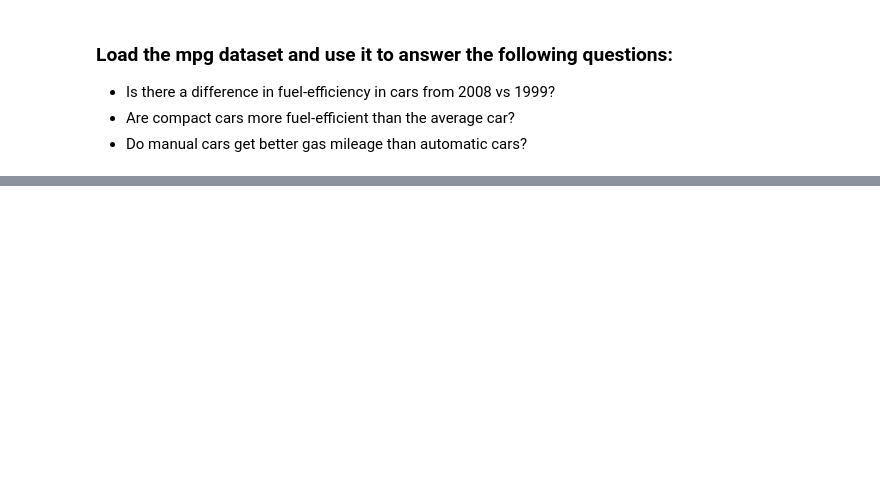
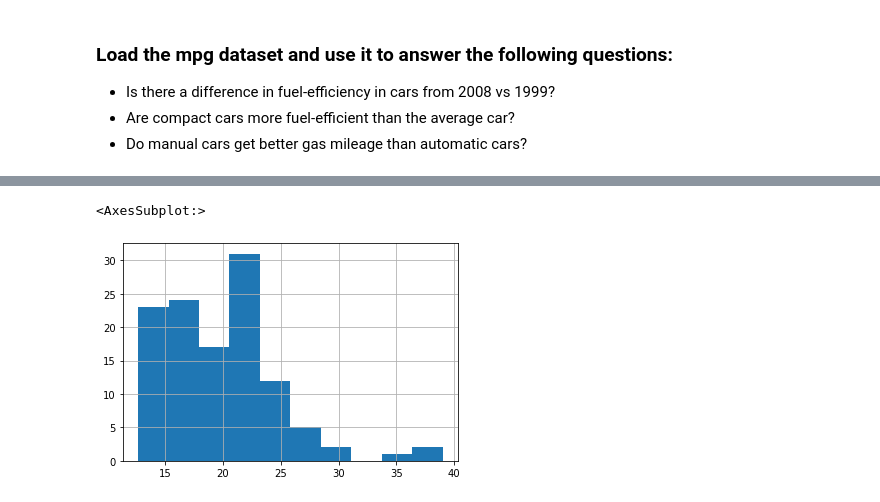
Before and after one commit to cfreeman22/statistics-exercises, a Jupyter notebook: hypothesis_testing.ipynb, the cells around one changed output, grey strips where cells are left out. Cells and saved outputs as stored; diff of their text form; code cells hidden in the pictures; blank space fills up the shorter version.

```diff
--- a/hypothesis_testing.ipynb
+++ b/hypothesis_testing.ipynb
@@ -101,0 +97,2 @@ mpg['mean_mpg']= mpg[]
+# %%
+mpg['mean_mpg'] = stats.hmean(mpg[['cty', 'hwy']], axis = 1)
@@ -101,0 +113,8 @@ mpg['mean_mpg']= mpg[]
+# %%
+cars_2008 = mpg[mpg.year == 2008].mean_mpg
+cars_1999 = mpg[mpg.year == 1999].mean_mpg
+# %%
+cars_1999.hist()
+# %% [output]
+<AxesSubplot:>
+[figure, added]
```
Also changed, not shown: parts of 115 cells of this notebook, 4 other files.
